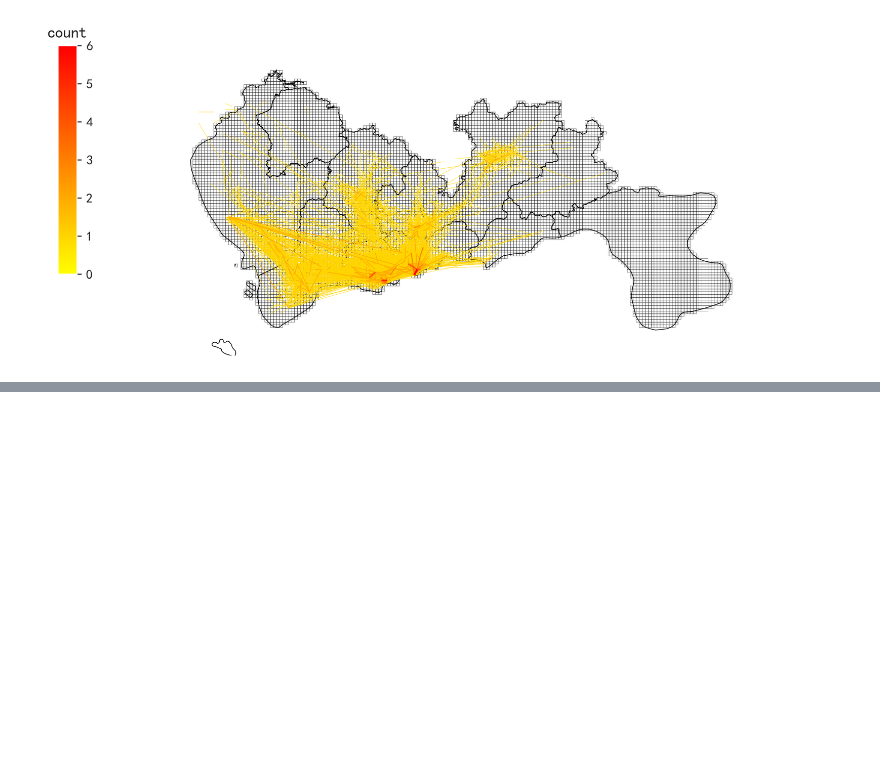
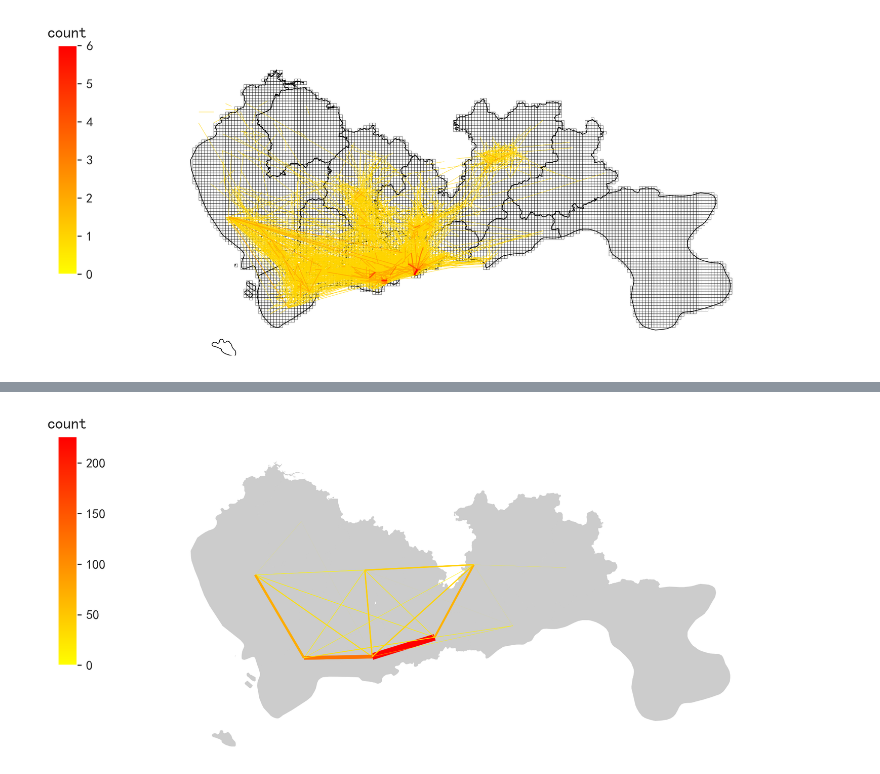
Before and after one commit to raingrain/evaluation-and-analysis-of-gps-data-for-taxi-in-shenzhen, a Jupyter notebook: src/main.ipynb, the cells around one changed output, grey strips where cells are left out. Saved outputs shown, nothing was run; the diff lists cells and outputs as text; code cells hidden in the pictures; blank space fills up the shorter version.

```diff
--- a/src/main.ipynb
+++ b/src/main.ipynb
@@ -1046,0 +1140,27 @@ plt.show()
+# %%
+# 创建图框
+fig = plt.figure(1, (10, 8), dpi=250)
+ax = plt.subplot(111)
+# 绘制行政区划边界
+sz.plot(ax=ax, edgecolor=(0, 0, 0, 0), facecolor=(0, 0, 0, 0.2), linewidths=0.5)
+# 设置colormap的数据
+vmax = qhod['count'].max()
+cmapname = 'autumn_r'
+cmap = mpl.colormaps.get_cmap(cmapname)
+# 创建colorbar
+cax = plt.axes([0.08, 0.4, 0.02, 0.3])
+plt.title('count')
+plt.sca(ax)
+# 绘制OD
+qhod.plot(ax=ax, column='count',  # 指定在ax上绘制，并指定颜色映射的列
+          linewidth=5 * (qhod['count'] / qhod['count'].max()),  # 指定线宽
+          cmap=cmap, vmin=0, vmax=vmax,  # 设置OD的颜色
+          legend=True, cax=cax)  # 设置绘制色标
+# 隐藏边框，并设定显示范围
+plt.axis('off')
+plt.xlim(113.6, 114.8)
+plt.ylim(22.4, 22.9)
+# 显示图
+plt.show()
+# %% [output]
+[figure, added]
```
Also changed, not shown: parts of 10 cells of this notebook.
